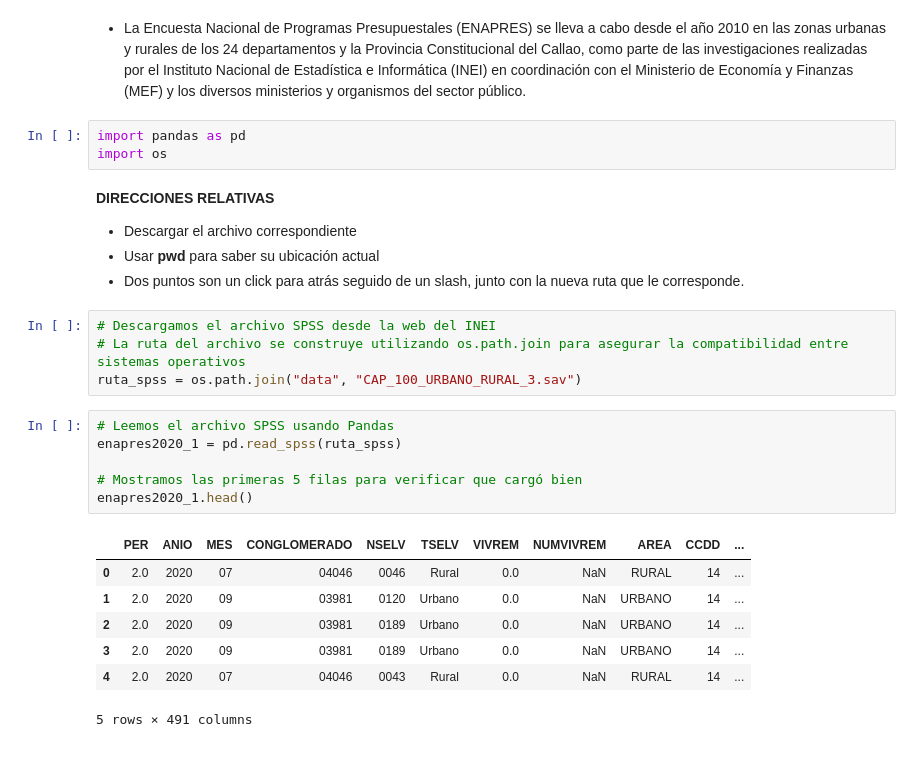
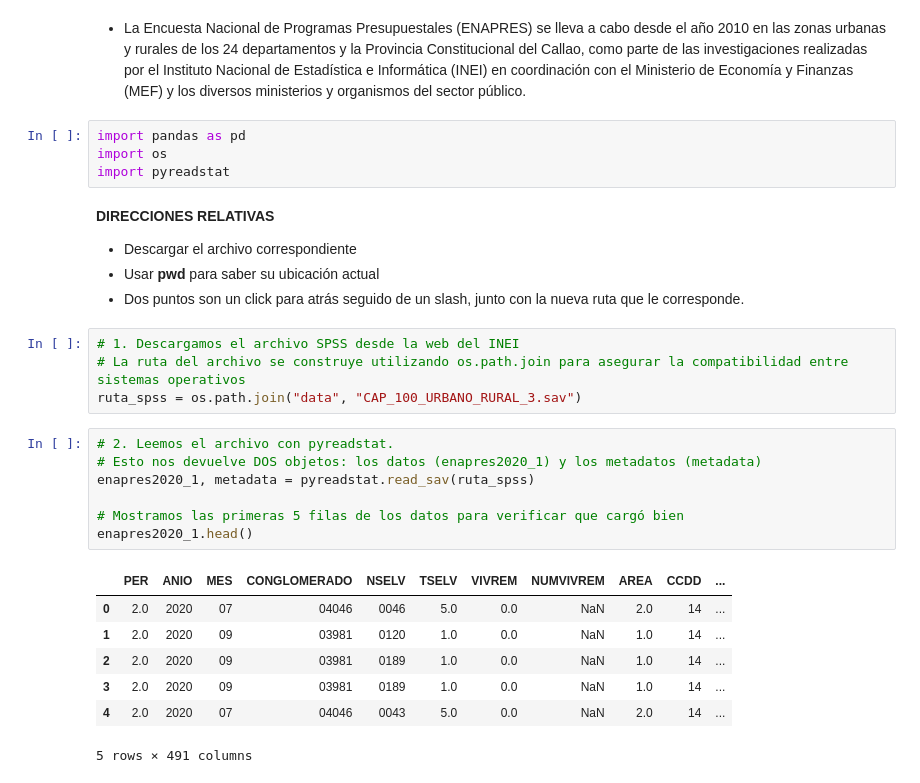
Before and after one commit to ulisesrodas/Python-for-DataScience, a Jupyter notebook: 2. Pandas y DataFrames.ipynb, the cells around one changed output. Saved outputs shown, nothing was run; the diff lists cells and outputs as text.

Commit message:
update pandas

```diff
--- a/2. Pandas y DataFrames.ipynb
+++ b/2. Pandas y DataFrames.ipynb
@@ -1013,6 +1013,7 @@ df_south_america.to_csv("data/south_america_repositorios.csv", index=False)
 # %%
 import pandas as pd
 import os
+import pyreadstat
 # %% [markdown]
 **DIRECCIONES RELATIVAS**
 
@@ -1020,20 +1021,21 @@ import os
 * Usar **pwd** para saber su ubicación actual
 * Dos puntos son un click para atrás seguido de un slash, junto con la nueva ruta que le corresponde.
 # %%
-# Descargamos el archivo SPSS desde la web del INEI
+# 1. Descargamos el archivo SPSS desde la web del INEI
 # La ruta del archivo se construye utilizando os.path.join para asegurar la compatibilidad entre sistemas operativos
 ruta_spss = os.path.join("data", "CAP_100_URBANO_RURAL_3.sav")
 # %%
-# Leemos el archivo SPSS usando Pandas
-enapres2020_1 = pd.read_spss(ruta_spss)
+# 2. Leemos el archivo con pyreadstat.
+# Esto nos devuelve DOS objetos: los datos (enapres2020_1) y los metadatos (metadata)
+enapres2020_1, metadata = pyreadstat.read_sav(ruta_spss)
 
-# Mostramos las primeras 5 filas para verificar que cargó bien
+# Mostramos las primeras 5 filas de los datos para verificar que cargó bien
 enapres2020_1.head()
 # %% [output]
 |  | PER | ANIO | MES | CONGLOMERADO | NSELV | TSELV | VIVREM | NUMVIVREM | AREA | CCDD | ... |
-| 0 | 2.0 | 2020 | 07 | 04046 | 0046 | Rural | 0.0 | NaN | RURAL | 14 | ... |
-| 1 | 2.0 | 2020 | 09 | 03981 | 0120 | Urbano | 0.0 | NaN | URBANO | 14 | ... |
-| 2 | 2.0 | 2020 | 09 | 03981 | 0189 | Urbano | 0.0 | NaN | URBANO | 14 | ... |
-| 3 | 2.0 | 2020 | 09 | 03981 | 0189 | Urbano | 0.0 | NaN | URBANO | 14 | ... |
-| 4 | 2.0 | 2020 | 07 | 04046 | 0043 | Rural | 0.0 | NaN | RURAL | 14 | ... |
+| 0 | 2.0 | 2020 | 07 | 04046 | 0046 | 5.0 | 0.0 | NaN | 2.0 | 14 | ... |
+| 1 | 2.0 | 2020 | 09 | 03981 | 0120 | 1.0 | 0.0 | NaN | 1.0 | 14 | ... |
+| 2 | 2.0 | 2020 | 09 | 03981 | 0189 | 1.0 | 0.0 | NaN | 1.0 | 14 | ... |
+| 3 | 2.0 | 2020 | 09 | 03981 | 0189 | 1.0 | 0.0 | NaN | 1.0 | 14 | ... |
+| 4 | 2.0 | 2020 | 07 | 04046 | 0043 | 5.0 | 0.0 | NaN | 2.0 | 14 | ... |
 5 rows × 491 columns
```
Also changed, not shown: parts of 63 cells of this notebook.
